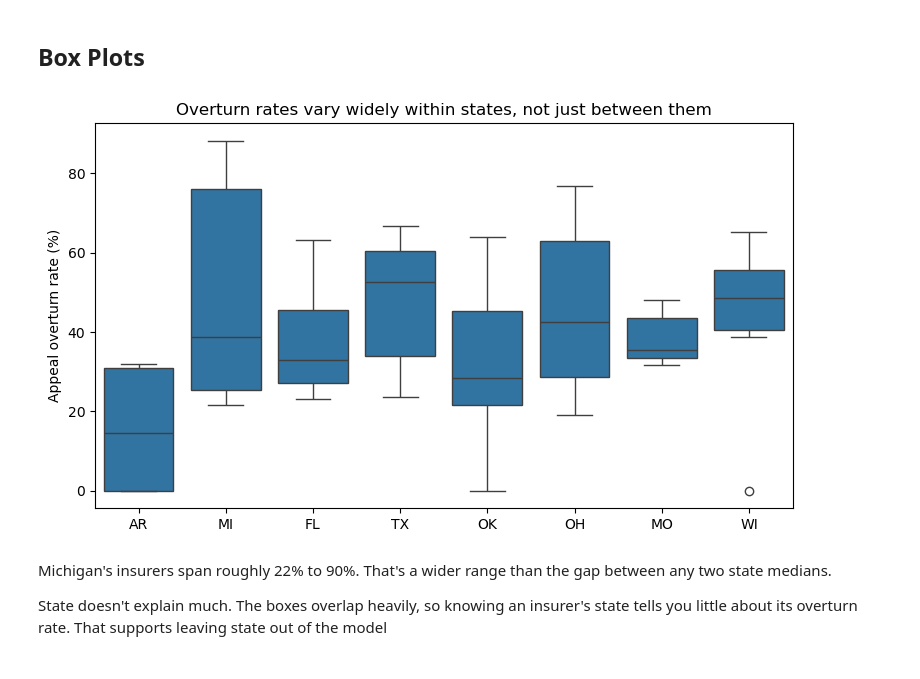
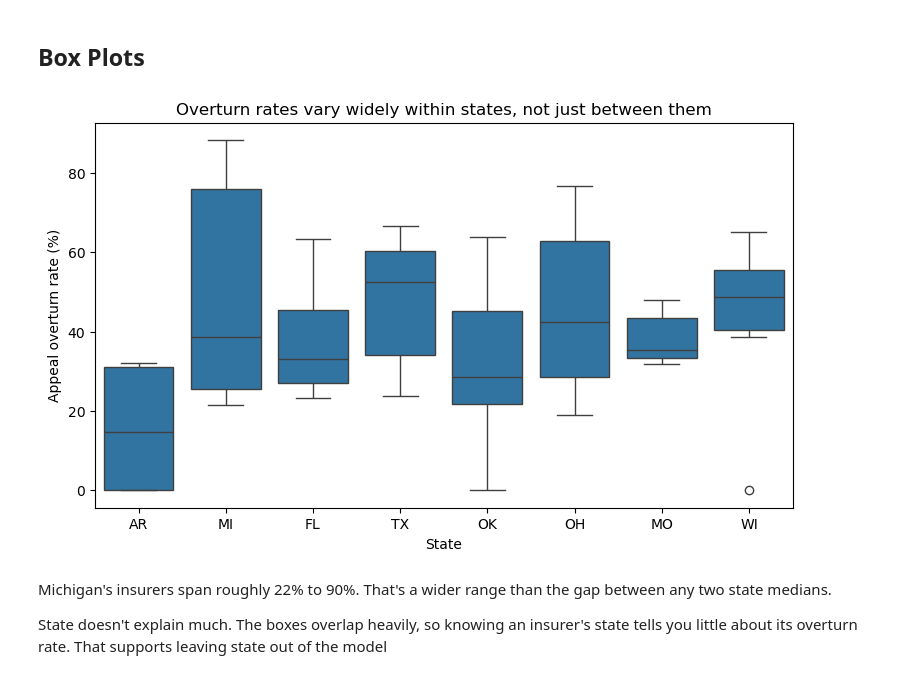
Before and after one commit to wanjirurandolph/Marketplace-Denials-Analysis, a Jupyter notebook: analysis.ipynb, the cells around one changed output. Drawn from its saved outputs; the diff is of its cells as text; code cells hidden in the pictures.

```diff
--- a/analysis.ipynb
+++ b/analysis.ipynb
@@ -407,18 +402,16 @@ plt.show();
 # %%
 top_states = analysis["State"].value_counts().head(8).index
 subset = analysis[analysis["State"].isin(top_states)]
 
 plt.figure(figsize=(9, 5))
 sns.boxplot(data=subset, x="State", y="Issuer_Percent_Internal_Appeals_Overturned")
-plt.xlabel("Within-state variation exceeds between-state variation. Michigan's insurers span roughly 22% to 88%. That's a wider range than the gap between any two state medians.
-
-#State doesn't explain much. The boxes overlap heavily, so knowing an insurer's state tells you little information.
+plt.xlabel("State")
 plt.ylabel("Appeal overturn rate (%)")
 plt.title("Overturn rates vary widely within states, not just between them")
 plt.savefig("figures/by_state.png", dpi=150, bbox_inches="tight")
 plt.show();
 # %% [output]
-[figure, old version]
+[figure, new version]
 # %% [markdown]
 Michigan's insurers span roughly 22% to 90%. That's a wider range than the gap between any two state medians.
 
```
Also changed, not shown: parts of 18 cells of this notebook, 4 other files.
